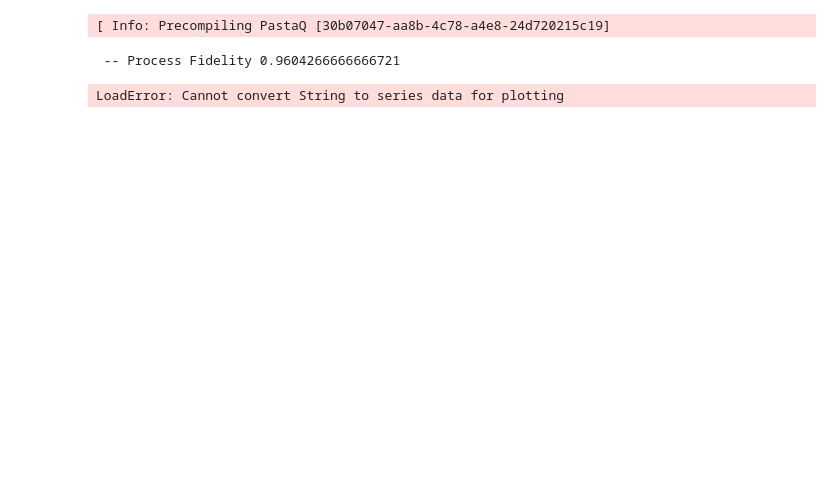
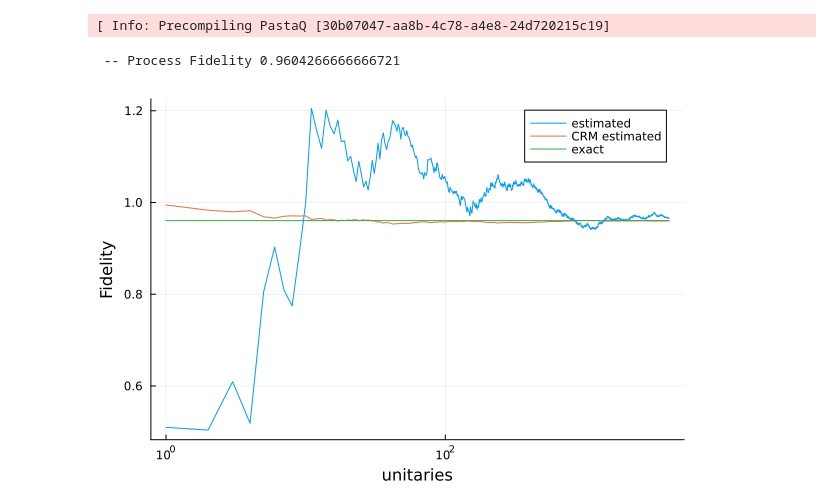
Before and after one commit to bvermersch/RandomMeas.jl, a Jupyter notebook: examples/ProcessShadowTomography.ipynb, the cells around one changed output. Drawn from its saved outputs; the diff is of its cells as text; code cells hidden in the pictures; blank space fills up the shorter version.

```diff
--- a/examples/ProcessShadowTomography.ipynb
+++ b/examples/ProcessShadowTomography.ipynb
@@ -81,13 +81,11 @@ for r in ProgressBar(1:nu, printing_delay=2)
 end
 # %%
 using Plots
-plot(1:nu,Fs,label="estimated")
+plot(1:nu,Fs,label="estimated", xscale=:log10)
 plot!(1:nu,Fs_CRM,label="CRM estimated")
-plot!(1:nu,F*ones(nu),"--k",label="exact")
-xscale!("log")
-yscale!("log")
-ylim(ymax=1)
+plot!(1:nu,F*ones(nu),label="exact")
+
 ylabel!("Fidelity")
 xlabel!("unitaries")
 # %% [output]
-LoadError: Cannot convert String to series data for plotting
+[figure, added]
```
Also changed, not shown: 10 other files.
